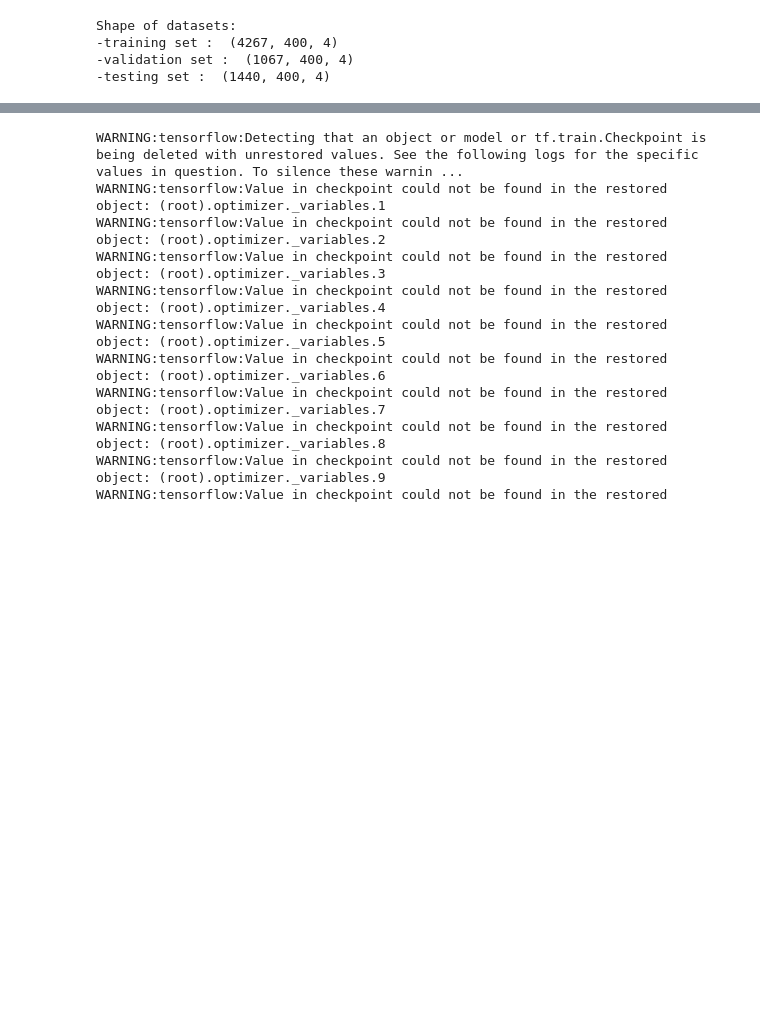
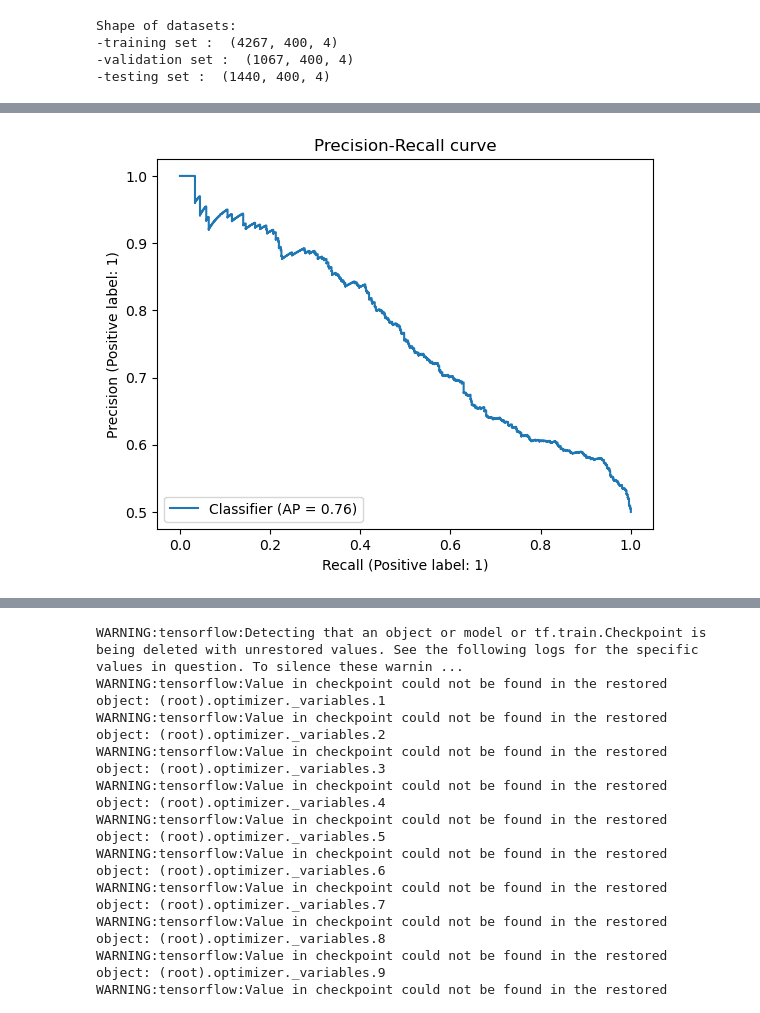
Before and after one commit to sofiamrtll/thesis, a Jupyter notebook: THESIS - Model.ipynb, the cells around one changed output, grey strips where cells are left out. Cells and saved outputs as stored; diff of their text form; code cells hidden in the pictures; blank space fills up the shorter version.

```diff
--- a/THESIS - Model.ipynb
+++ b/THESIS - Model.ipynb
@@ -343,0 +561,10 @@ def create_baseline():
+# %%
+#testing and saving the predictions
+from sklearn.metrics import PrecisionRecallDisplay
+
+
+y_pred = model.predict(x_test)
+
+display = PrecisionRecallDisplay.from_predictions(y_test, y_pred)
+_ = display.ax_.set_title("Precision-Recall curve")
+# %% [output]
@@ -343,0 +572 @@ def create_baseline():
+[figure, new version]
```
Also changed, not shown: parts of 50 cells of this notebook.
